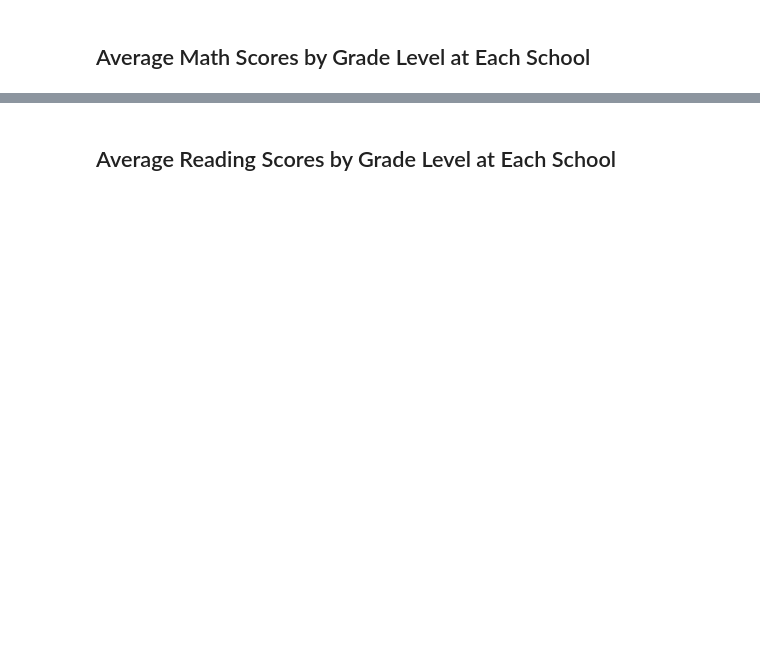
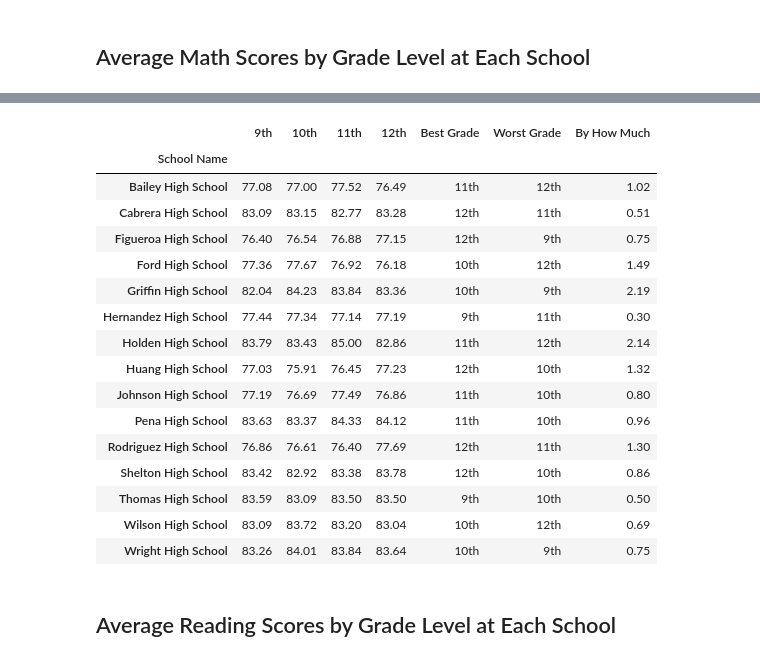
Before and after one commit to rickmora98/Python-Pandas-2, a Jupyter notebook: PyCitySchools/PyCitySchools.ipynb, the cells around one changed output, grey strips where cells are left out. Drawn from its saved outputs; the diff is of its cells as text; code cells hidden in the pictures; blank space fills up the shorter version.

```diff
--- a/PyCitySchools/PyCitySchools.ipynb
+++ b/PyCitySchools/PyCitySchools.ipynb
@@ -237,2 +195,81 @@ Math_Scores_By_Grade_DF.set_index("School Name").sort_index()
+# %%
+# Calculate the average math scores for each grade:
+avg_math_scores_9th = combined_data[combined_data["grade"] == "9th"].groupby("School ID").mean()["math_score"]
+avg_math_scores_10th = combined_data[combined_data["grade"] == "10th"].groupby("School ID").mean()["math_score"]
+avg_math_scores_11th = combined_data[combined_data["grade"] == "11th"].groupby("School ID").mean()["math_score"]
+avg_math_scores_12th = combined_data[combined_data["grade"] == "12th"].groupby("School ID").mean()["math_score"]
+
+
+# Put into dataframe:
+Math_Scores_By_Grade_DF = pd.DataFrame({
+    "School Name": school_data["school_name"],
+    "9th": avg_math_scores_9th,
+    "10th": avg_math_scores_10th,
+    "11th": avg_math_scores_11th,
+    "12th": avg_math_scores_12th
+})
+
+# Make a column that shows which grade performs best in each school:
+def best(row):
+    highest = max([x for x in row if type(x) == int or type(x) == float])
+    value = ""
+    if row["9th"] == highest:
+        value = value + " 9th"
+    if row["10th"] == highest:
+        value = value + " 10th"
+    if row["11th"] == highest:
+        value = value + " 11th"
+    if row["12th"] == highest:
+        value = value + " 12th"
+    return value     # (doing it this way will show multiple grades if there is a tie)
+
+Math_Scores_By_Grade_DF["Best Grade"] = Math_Scores_By_Grade_DF.apply(best, axis=1)
+
+# Make a column that shows which grade performs worst in each school:
+def worst(row):
+    lowest = min([x for x in row if type(x) == int or type(x) == float])
+    value = ""
+    if row["9th"] == lowest:
+        value = value + " 9th"
+    if row["10th"] == lowest:
+        value = value + " 10th"
+    if row["11th"] == lowest:
+        value = value + " 11th"
+    if row["12th"] == lowest:
+        value = value + " 12th"
+    return value     # (doing it this way will show multiple grades if there is a tie)
+
+Math_Scores_By_Grade_DF["Worst Grade"] = Math_Scores_By_Grade_DF.apply(worst, axis=1)
+
+# Make a column for the greatest change accross the grades for each school:
+Math_Scores_By_Grade_DF["By How Much"] = Math_Scores_By_Grade_DF.max(axis=1) - Math_Scores_By_Grade_DF.min(axis=1)
+
+# Format dataframe values:
+Math_Scores_By_Grade_DF["9th"] = Math_Scores_By_Grade_DF["9th"].map("{:.2f}".format)
+Math_Scores_By_Grade_DF["10th"] = Math_Scores_By_Grade_DF["10th"].map("{:.2f}".format)
+Math_Scores_By_Grade_DF["11th"] = Math_Scores_By_Grade_DF["11th"].map("{:.2f}".format)
+Math_Scores_By_Grade_DF["12th"] = Math_Scores_By_Grade_DF["12th"].map("{:.2f}".format)
+Math_Scores_By_Grade_DF["By How Much"] = Math_Scores_By_Grade_DF["By How Much"].map("{:.2f}".format)
+
+# Display dataframe:
+Math_Scores_By_Grade_DF.set_index("School Name").sort_index()
+# %% [output]
+|  | 9th | 10th | 11th | 12th | Best Grade | Worst Grade | By How Much |
+| School Name |  |  |  |  |  |  |  |
+| Bailey High School | 77.08 | 77.00 | 77.52 | 76.49 | 11th | 12th | 1.02 |
+| Cabrera High School | 83.09 | 83.15 | 82.77 | 83.28 | 12th | 11th | 0.51 |
+| Figueroa High School | 76.40 | 76.54 | 76.88 | 77.15 | 12th | 9th | 0.75 |
+| Ford High School | 77.36 | 77.67 | 76.92 | 76.18 | 10th | 12th | 1.49 |
+| Griffin High School | 82.04 | 84.23 | 83.84 | 83.36 | 10th | 9th | 2.19 |
+| Hernandez High School | 77.44 | 77.34 | 77.14 | 77.19 | 9th | 11th | 0.30 |
+| Holden High School | 83.79 | 83.43 | 85.00 | 82.86 | 11th | 12th | 2.14 |
+| Huang High School | 77.03 | 75.91 | 76.45 | 77.23 | 12th | 10th | 1.32 |
+| Johnson High School | 77.19 | 76.69 | 77.49 | 76.86 | 11th | 10th | 0.80 |
+| Pena High School | 83.63 | 83.37 | 84.33 | 84.12 | 11th | 10th | 0.96 |
+| Rodriguez High School | 76.86 | 76.61 | 76.40 | 77.69 | 12th | 11th | 1.30 |
+| Shelton High School | 83.42 | 82.92 | 83.38 | 83.78 | 12th | 10th | 0.86 |
+| Thomas High School | 83.59 | 83.09 | 83.50 | 83.50 | 9th | 10th | 0.50 |
+| Wilson High School | 83.09 | 83.72 | 83.20 | 83.04 | 10th | 12th | 0.69 |
+| Wright High School | 83.26 | 84.01 | 83.84 | 83.64 | 10th | 9th | 0.75 |
 # %% [markdown]
 ## Average Reading Scores by Grade Level at Each School
```
Also changed, not shown: parts of 7 cells of this notebook, 1 other file.
